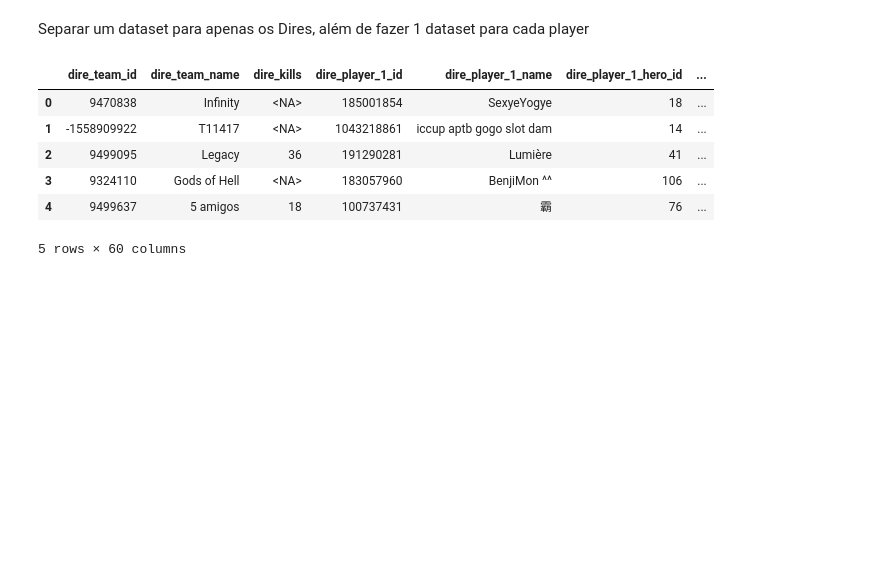
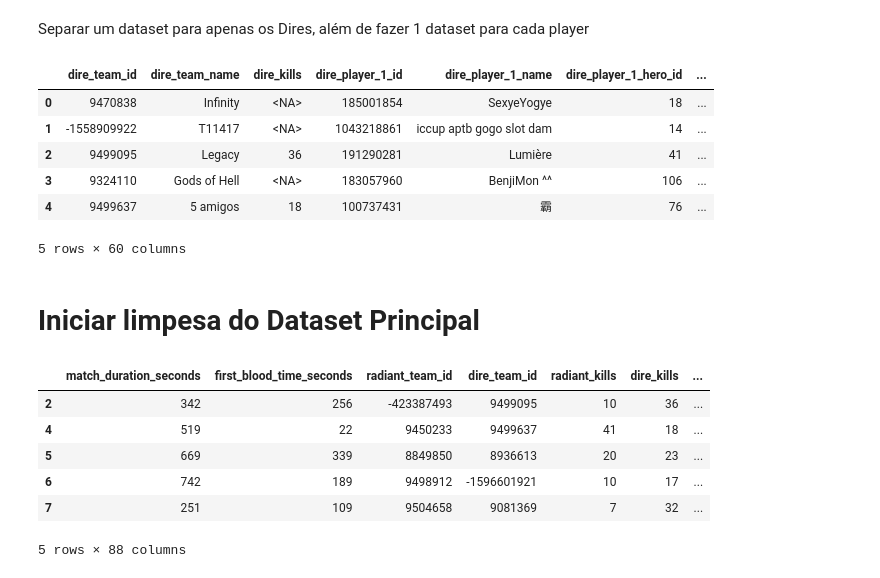
Before and after one commit to ExiledSpirit/dota-match-predict, a Jupyter notebook: dota2_proj/Analise_exploratoria_Dota2.ipynb, the cells around one changed output. Drawn from its saved outputs; the diff is of its cells as text; code cells hidden in the pictures; blank space fills up the shorter version.

```diff
--- a/dota2_proj/Analise_exploratoria_Dota2.ipynb
+++ b/dota2_proj/Analise_exploratoria_Dota2.ipynb
@@ -234,6 +196,76 @@ dire_dataset.head()
 | 3 | 9324110 | Gods of Hell | <NA> | 183057960 | BenjiMon ^^ | 106 | ... |
 | 4 | 9499637 | 5 amigos | 18 | 100737431 | 霸 | 76 | ... |
 5 rows × 60 columns
+# %% [markdown]
+# Iniciar limpesa do Dataset Principal
+# %%
+columns_to_drop = [
+    "league", # Nome da liga, não é interessante
+    "league_id", # ID da liga
+    "league_region", # regiao da liga
+    "league_tier", # Tier (~~ Nivel da liga)
+    "league_start_date_time", # data inicio da liga
+    "league_end_date_time", # data fim da liga
+    "series_id", # ID da serie
+    "series_type", # Tipo da Serie BO3 BO1 BO5
+    "match_id", # ID da partida
+    "match_start_date_time" , # Que dia e horas começou a partida
+    "radiant_team_name", # Nome do time
+    "dire_team_name", # Nome do time
+    "radiant_player_1_name", # Nome
+    "radiant_player_2_name", # Nome
+    "radiant_player_3_name", # Nome
+    "radiant_player_4_name", # Nome
+    "radiant_player_5_name", # Nome
+    "dire_player_1_name", # Nome
+    "dire_player_2_name", # Nome
+    "dire_player_3_name", # Nome
+    "dire_player_4_name", # Nome
+    "dire_player_5_name", # Nome
+    "radiant_player_1_id", # ID do Jogador
+    "radiant_player_2_id", # ID do Jogador
+    "radiant_player_3_id", # ID do Jogador
+    "radiant_player_4_id", # ID do Jogador
+    "radiant_player_5_id", # ID do Jogador
+    "dire_player_1_id", # ID do Jogador
+    "dire_player_2_id", # ID do Jogador
+    "dire_player_3_id", # ID do Jogador
+    "dire_player_4_id", # ID do Jogador
+    "dire_player_5_id", # ID do Jogador
+    "radiant_player_1_hero", # Nome por extenso do herói. O ID já basta
+    "radiant_player_2_hero", # Nome por extenso do herói. O ID já basta
+    "radiant_player_3_hero", # Nome por extenso do herói. O ID já basta
+    "radiant_player_4_hero", # Nome por extenso do herói. O ID já basta
+    "radiant_player_5_hero", # Nome por extenso do herói. O ID já basta
+    "dire_player_1_hero", # Nome por extenso do herói. O ID já basta
+    "dire_player_2_hero", # Nome por extenso do herói. O ID já basta
+    "dire_player_3_hero", # Nome por extenso do herói. O ID já basta
+    "dire_player_4_hero", # Nome por extenso do herói. O ID já basta
+    "dire_player_5_hero", # Nome por extenso do herói. O ID já basta
+    "winner_id", # Ja temos uma coluna para falar o lado vencedor
+]
+
+datasetGt2024_Clean = datasetGt2024.drop(columns=columns_to_drop)
+datasetGt2024_Clean = datasetGt2024_Clean.dropna()
+
+encoder = preprocessing.LabelEncoder()
+
+# Selecionando as features categóricas
+features_categoricas = datasetGt2024_Clean.select_dtypes(exclude = ["int64"]).keys().tolist()
+
+# Codificando as colunas
+for i in features_categoricas:
+    datasetGt2024_Clean[i] = encoder.fit_transform(datasetGt2024_Clean[i])
+
+datasetGt2024_Clean.head()
+# %% [output]
+|  | match_duration_seconds | first_blood_time_seconds | radiant_team_id | dire_team_id | radiant_kills | dire_kills | ... |
+| 2 | 342 | 256 | -423387493 | 9499095 | 10 | 36 | ... |
+| 4 | 519 | 22 | 9450233 | 9499637 | 41 | 18 | ... |
+| 5 | 669 | 339 | 8849850 | 8936613 | 20 | 23 | ... |
+| 6 | 742 | 189 | 9498912 | -1596601921 | 10 | 17 | ... |
+| 7 | 251 | 109 | 9504658 | 9081369 | 7 | 32 | ... |
+5 rows × 88 columns
 # %%
 dropCol = datasetGt2024.loc[:, datasetGt2024.columns.str.contains('radiant_')]
 dropCol2 = datasetGt2024.loc[:, datasetGt2024.columns.str.contains('dire_')]
```
Also changed, not shown: parts of 8 cells of this notebook, 1 other file.
